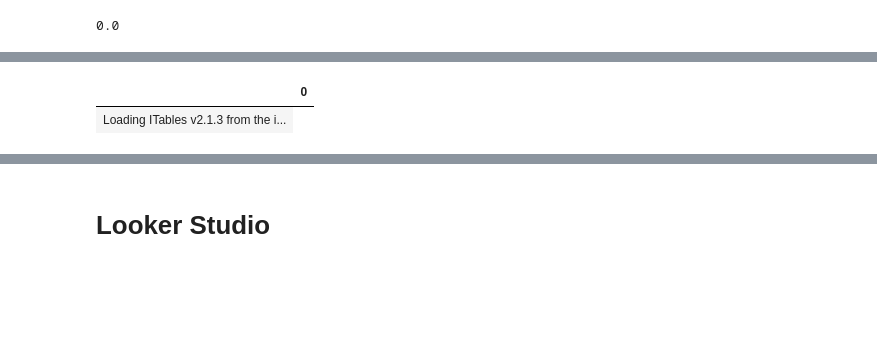
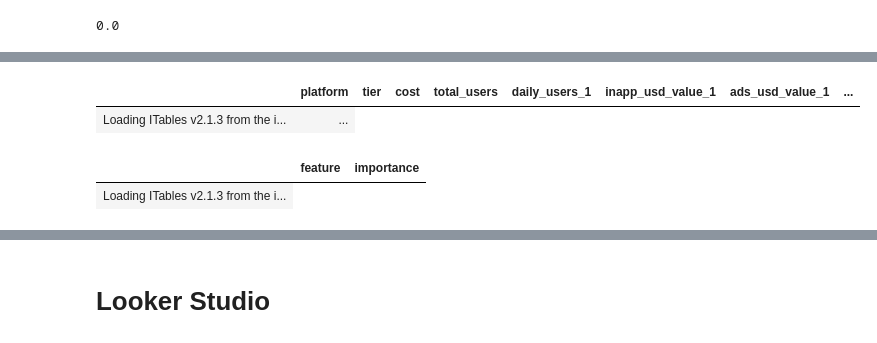
Before and after one commit to snail-fuji/ltv-query-scratch, a Jupyter notebook: coefficients-model.ipynb, the cells around one changed output, grey strips where cells are left out. Cells and saved outputs as stored; diff of their text form; code cells hidden in the pictures; blank space fills up the shorter version.

Commit message:
Fixed model

```diff
--- a/coefficients-model.ipynb
+++ b/coefficients-model.ipynb
@@ -229,3 +280,13 @@ y = revenue_df[f'inapp_usd_value_{target_day}'] + revenue_df[f'ads_usd_value_{ta
+# %%
+def train_test_split_by_date(X, y, split_date):
+    train_indices = X['install_date'] <= split_date
+    X_train = X[train_indices]
+    X_test = X[~train_indices]
+
+    y_train = y[train_indices]
+    y_test = y[~train_indices]
+
+    return X_train, y_train, X_test, y_test
 # %%
 model_data_X_df = X.copy()
 # %%
@@ -254,0 +360,33 @@ def predict_by_fresh_coefficients(X, window=3):
+# %%
+def predict_catboost(X, y, split_date=dt.date(2024, 9, 1), debug=False):
+    X_train, y_train, X_test, y_test = train_test_split_by_date(X, y, split_date)
+    X_train = process_features_catboost(X_train)
+    X_test = process_features_catboost(X_test)
+    X_all = process_features_catboost(X)
+
+    model = CatBoostRegressor(
+        iterations=1000,
+        learning_rate=0.01,
+        depth=5,
+        loss_function='RMSE',
+        eval_metric='RMSE',
+        verbose=100,
+        random_seed=42,
+        cat_features=['platform', 'tier']
+    )
+
+    model.fit(
+        X_train, y_train,
+        eval_set=(X_test, y_test),
+        use_best_model=True,
+        plot=True  # Set to False if you do not want a training plot
+    )
+
+    inapp_predict = model.predict(X_all)
+    # rmse = mean_squared_error(y_test, y_pred, squared=False)
+
+    if debug:
+        return model, inapp_predict, X_train, X_test
+    return inapp_predict
+# %%
+model, predict, X_train, X_test = predict_catboost(X, y, debug=True)
@@ -254,0 +409,5 @@ def predict_by_fresh_coefficients(X, window=3):
+# %%
+X_test
+# %% [output]
+|  | platform | tier | cost | total_users | daily_users_1 | inapp_usd_value_1 | ads_usd_value_1 | ... |
+| Loading ITables v2.1.3 from the i... | ... |
@@ -255 +421,6 @@ def predict_by_fresh_coefficients(X, window=3):
+# %%
+df.sort_values('importance', ascending=False)
+# %% [output]
+|  | feature | importance |
+| Loading ITables v2.1.3 from the i... |
 # %%
@@ -257,5 +430,3 @@ y_pred = predict_by_fresh_coefficients(X)
 # %%
+model_data_X_df['predict_target'] = y
-# %% [output]
-|  | 0 |
-| Loading ITables v2.1.3 from the i... |
 # %%
```
Also changed, not shown: parts of 31 cells of this notebook.
